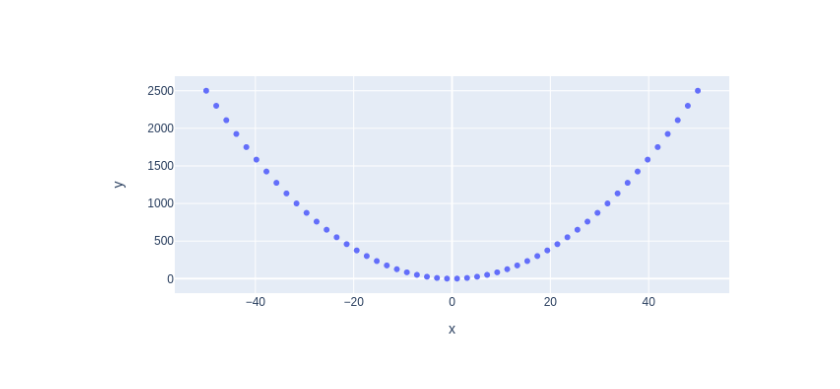
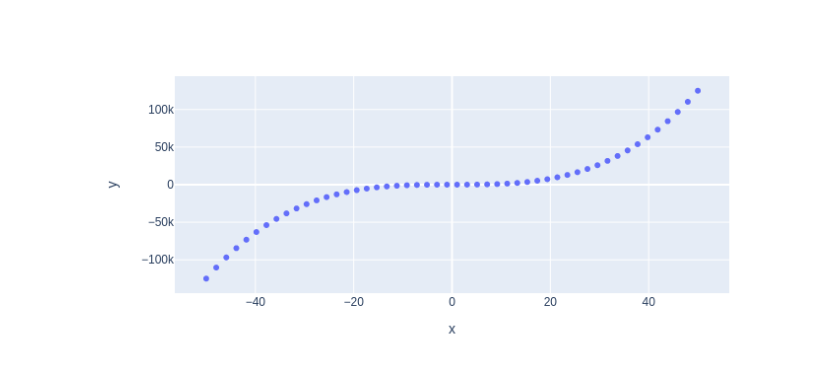
Before and after one commit to kumuduh/my-notebooks-repo, a Jupyter notebook: experiment1.ipynb, the cells around one changed output. Saved outputs shown, nothing was run; the diff lists cells and outputs as text; code cells hidden in the pictures.

```diff
--- a/experiment1.ipynb
+++ b/experiment1.ipynb
@@ -6,7 +6,7 @@ import plotly.express as px
 x = np.linspace(start=-50, stop=50)
 
 # y axis data points
-y = x ** 2
+y = x ** 3
 
 # define the plot
 fig = px.scatter(x=x, y=y)
@@ -17 +16 @@ fig.show()
-[figure, old version]
+[figure, new version]
```
Also changed, not shown: parts of 1 cell of this notebook.
